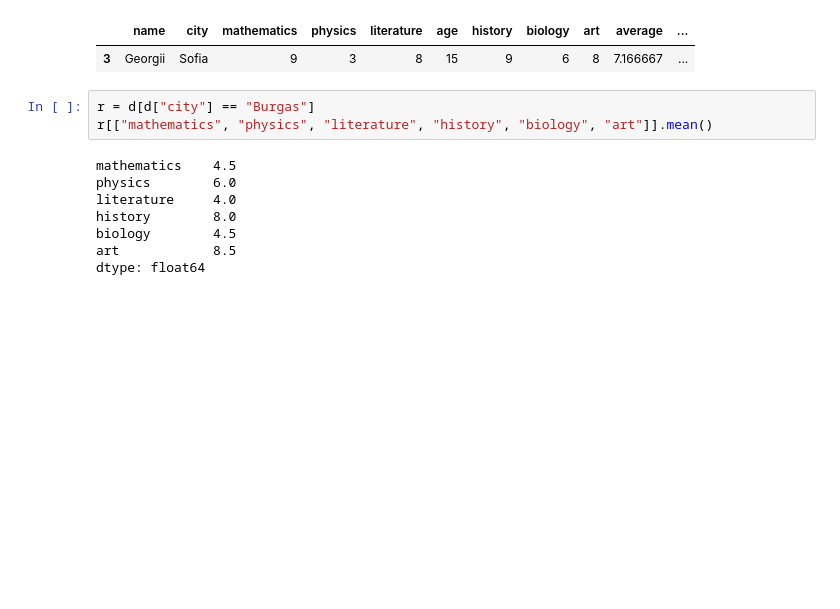
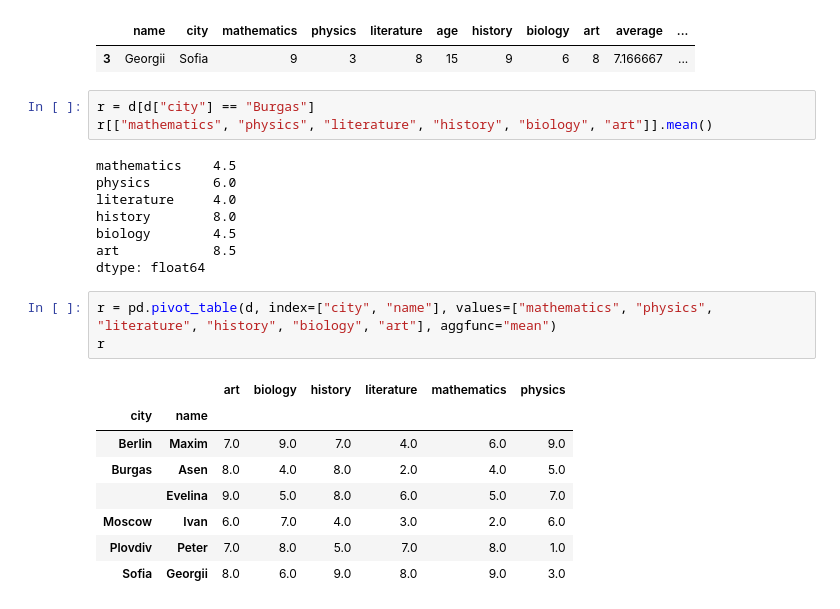
Before and after one commit to Poitreqm/Data_Task, a Jupyter notebook: Students_exc_1/students_exc_1.ipynb, the cells around one changed output. Saved outputs shown, nothing was run; the diff lists cells and outputs as text; blank space fills up the shorter version.

```diff
--- a/Students_exc_1/students_exc_1.ipynb
+++ b/Students_exc_1/students_exc_1.ipynb
@@ -453,3 +455,15 @@ history        8.0
 biology        4.5
 art            8.5
 dtype: float64
+# %%
+r = pd.pivot_table(d, index=["city", "name"], values=["mathematics", "physics", "literature", "history", "biology", "art"], aggfunc="mean")
+r
+# %% [output]
+|  |  | art | biology | history | literature | mathematics | physics |
+| city | name |  |  |  |  |  |  |
+| Berlin | Maxim | 7.0 | 9.0 | 7.0 | 4.0 | 6.0 | 9.0 |
+| Burgas | Asen | 8.0 | 4.0 | 8.0 | 2.0 | 4.0 | 5.0 |
+|  | Evelina | 9.0 | 5.0 | 8.0 | 6.0 | 5.0 | 7.0 |
+| Moscow | Ivan | 6.0 | 7.0 | 4.0 | 3.0 | 2.0 | 6.0 |
+| Plovdiv | Peter | 7.0 | 8.0 | 5.0 | 7.0 | 8.0 | 1.0 |
+| Sofia | Georgii | 8.0 | 6.0 | 9.0 | 8.0 | 9.0 | 3.0 |
```
Also changed, not shown: parts of 11 cells of this notebook.
